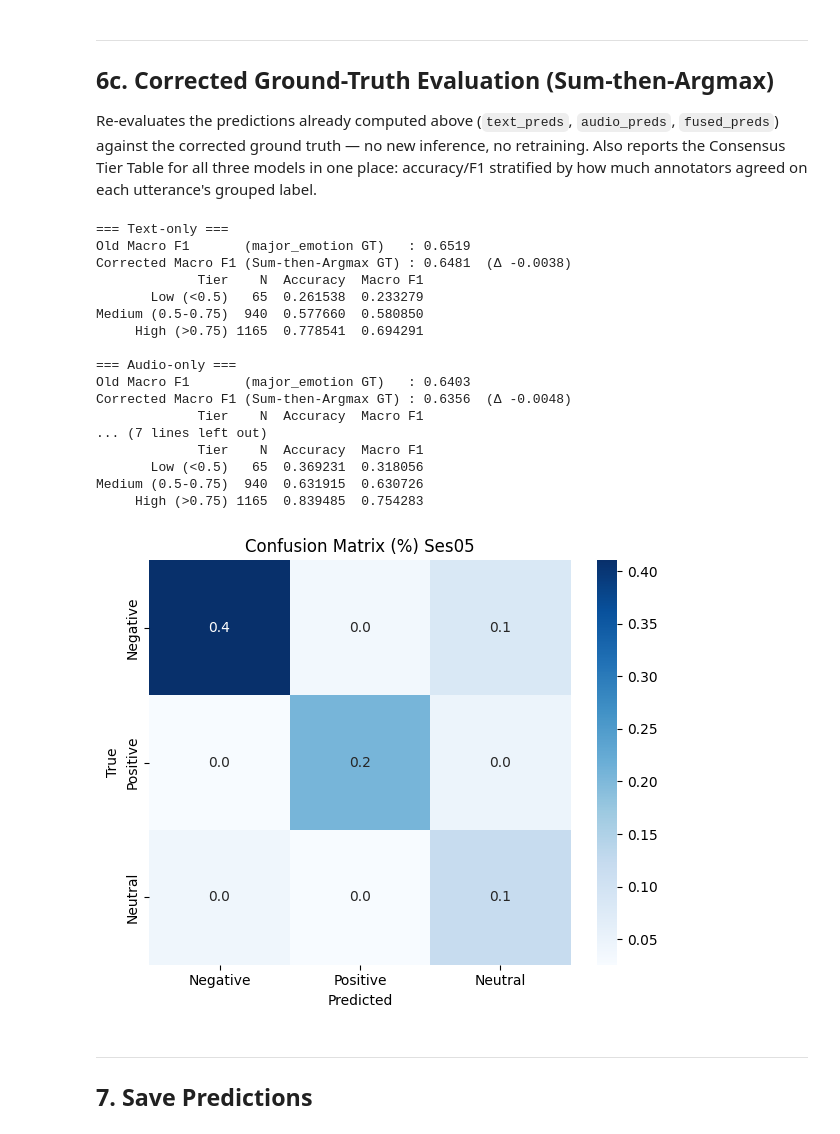
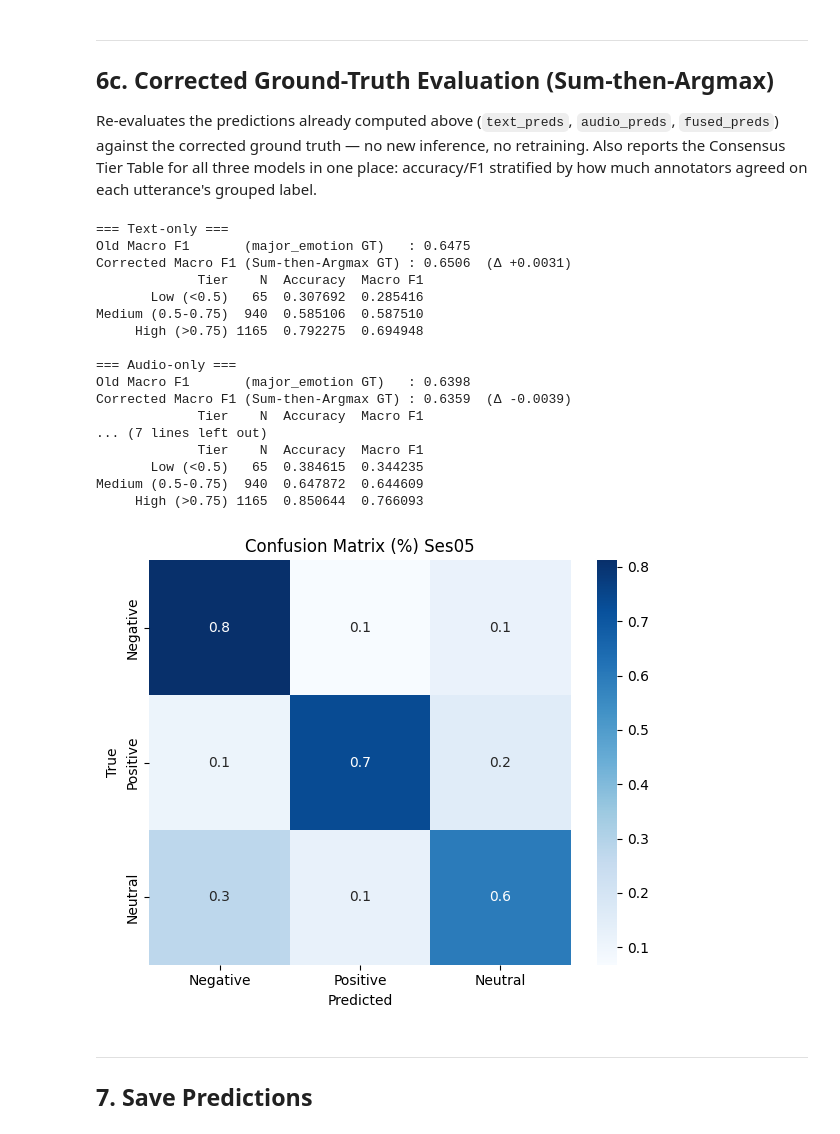
Before and after one commit to almahova/iemocap-proj, a Jupyter notebook: notebooks/late_fusion.ipynb, the cells around one changed output. Saved outputs shown, nothing was run; the diff lists cells and outputs as text; code cells hidden in the pictures.

```diff
--- a/notebooks/late_fusion.ipynb
+++ b/notebooks/late_fusion.ipynb
@@ -95,8 +86,8 @@ CONFIG = {
     "batch_size":       16,
     "num_labels":       3,
     "test_session":     5,       # Ses05 held out as test set
-    "alpha_text":       0.65,
-    "alpha_audio":      0.35,
+    "alpha_text":       0.45,
+    "alpha_audio":      0.55,
     "random_seed":      42,
 }
 
@@ -128,8 +119,9 @@ else:
 
 # ── Checkpoint locations ─────────
 
-TEXT_CKPT_PATH  = "/content/drive/MyDrive/text_best_model_weights_v2.pt"
-AUDIO_CKPT_PATH = "/content/drive/MyDrive/best_model.pt"
+TEXT_CKPT_PATH = "/content/drive/MyDrive/Group1-Chen-Alma-Ohad/Sprint 3/text_best_model_weights.pt"
+
+AUDIO_CKPT_PATH = "/content/drive/MyDrive/Group1-Chen-Alma-Ohad/Sprint 3/best_model.pt"
 
 torch.manual_seed(CONFIG["random_seed"])
 np.random.seed(CONFIG["random_seed"])
@@ -589,37 +580,37 @@ _ = corrected_eval_report(test_df, audio_preds, "Audio-only")
 _ = corrected_eval_report(test_df, fused_preds, "Late Fusion")
 # %% [output]
 === Text-only ===
-Old Macro F1       (major_emotion GT)   : 0.6519
-Corrected Macro F1 (Sum-then-Argmax GT) : 0.6481  (Δ -0.0038)
+Old Macro F1       (major_emotion GT)   : 0.6475
+Corrected Macro F1 (Sum-then-Argmax GT) : 0.6506  (Δ +0.0031)
              Tier    N  Accuracy  Macro F1
-       Low (<0.5)   65  0.261538  0.233279
-Medium (0.5-0.75)  940  0.577660  0.580850
-     High (>0.75) 1165  0.778541  0.694291
+       Low (<0.5)   65  0.307692  0.285416
+Medium (0.5-0.75)  940  0.585106  0.587510
+     High (>0.75) 1165  0.792275  0.694948
 
 === Audio-only ===
-Old Macro F1       (major_emotion GT)   : 0.6403
-Corrected Macro F1 (Sum-then-Argmax GT) : 0.6356  (Δ -0.0048)
+Old Macro F1       (major_emotion GT)   : 0.6398
+Corrected Macro F1 (Sum-then-Argmax GT) : 0.6359  (Δ -0.0039)
              Tier    N  Accuracy  Macro F1
 ... (7 lines left out)
              Tier    N  Accuracy  Macro F1
-       Low (<0.5)   65  0.369231  0.318056
-Medium (0.5-0.75)  940  0.631915  0.630726
-     High (>0.75) 1165  0.839485  0.754283
+       Low (<0.5)   65  0.384615  0.344235
+Medium (0.5-0.75)  940  0.647872  0.644609
+     High (>0.75) 1165  0.850644  0.766093
 # %%
 cm = confusion_matrix(true_labels, fused_preds)
 
-cm_percent = cm / cm.sum()
+cm_percent = cm.astype('float') / cm.sum(axis=1)[:, np.newaxis]
 fig, ax = plt.subplots(figsize=(6, 5))
 sns.heatmap(cm_percent, annot=True, fmt=".1f", cmap="Blues",
             xticklabels=CLASS_NAMES, yticklabels=CLASS_NAMES, ax=ax)
 
 ax.set_xlabel("Predicted")
 ax.set_ylabel("True")
 ax.set_title(f"Confusion Matrix (%) Ses{CONFIG['test_session']:02d}")
 plt.tight_layout()
 plt.show()
 # %% [output]
-[figure, old version]
+[figure, new version]
 # %% [markdown]
 ---
 ## 7. Save Predictions
```
Also changed, not shown: parts of 9 cells of this notebook.
